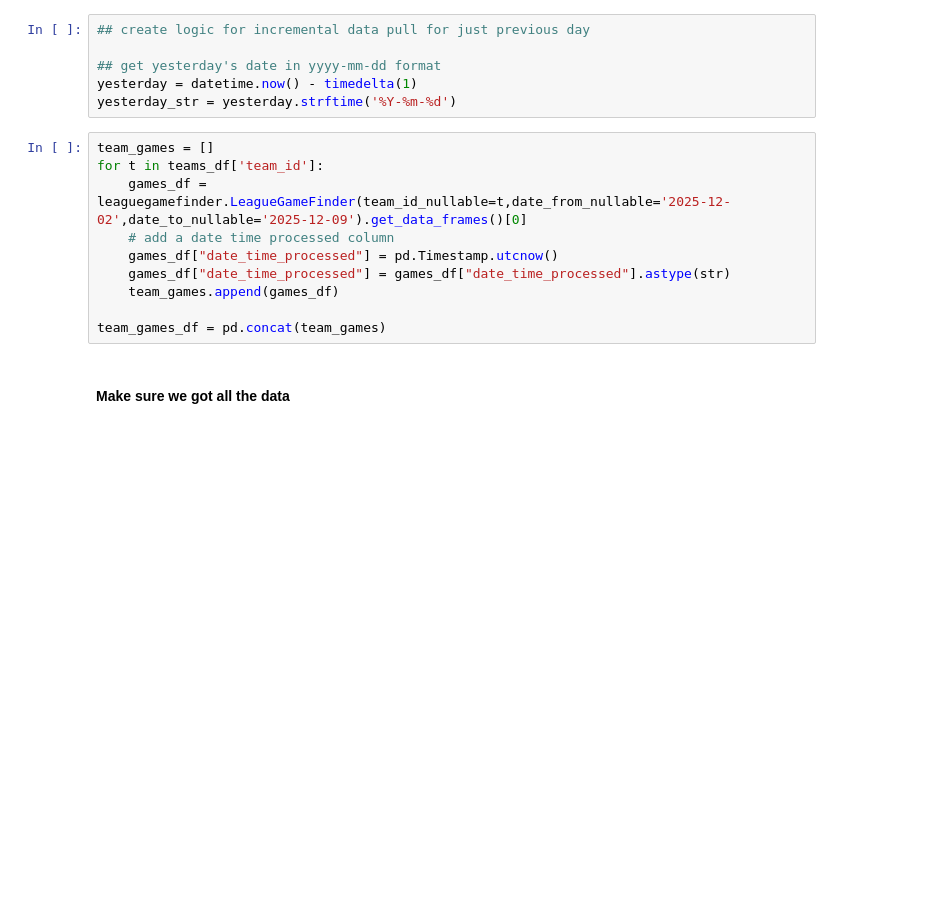
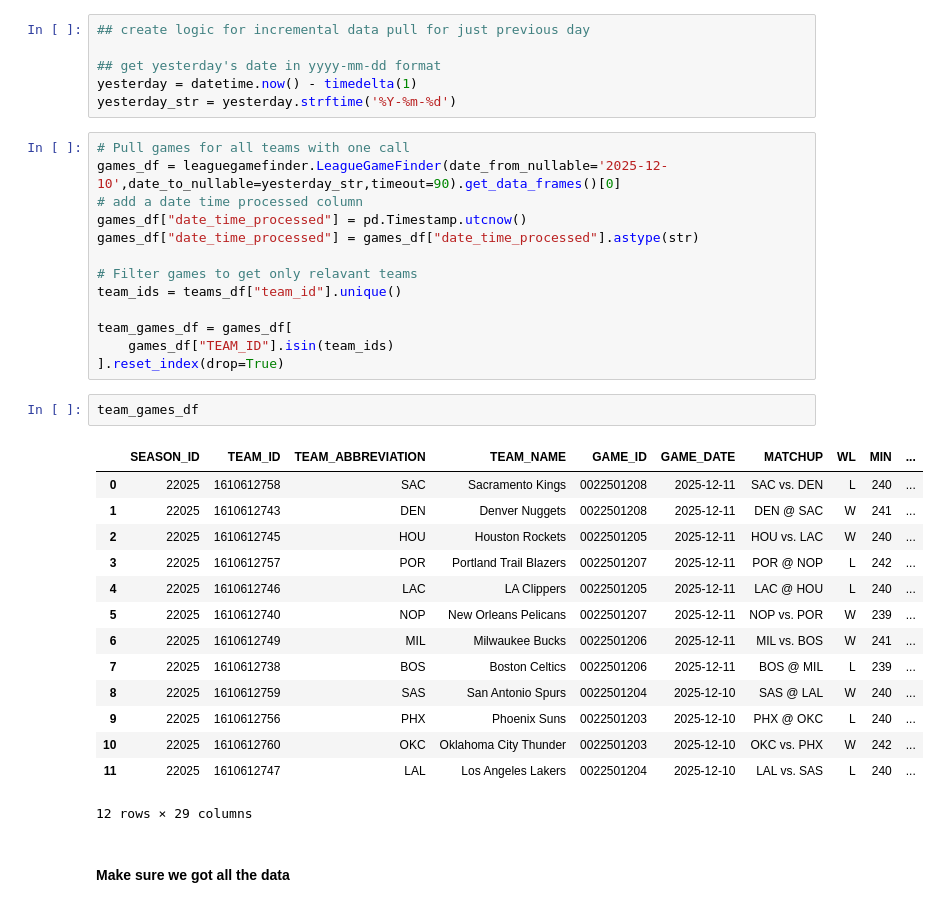
Before and after one commit to zack-sims413/just_vibing, a Jupyter notebook: nba_ball_knower/datasets/nba_api.ipynb, the cells around one changed output. Cells and saved outputs as stored; diff of their text form; blank space fills up the shorter version.

```diff
--- a/nba_ball_knower/datasets/nba_api.ipynb
+++ b/nba_ball_knower/datasets/nba_api.ipynb
@@ -187,15 +187,35 @@ team_id_list = [t for t in teams_df['team_id']]
 yesterday = datetime.now() - timedelta(1)
 yesterday_str = yesterday.strftime('%Y-%m-%d')
 # %%
-team_games = []
-for t in teams_df['team_id']:
-    games_df = leaguegamefinder.LeagueGameFinder(team_id_nullable=t,date_from_nullable='2025-12-02',date_to_nullable='2025-12-09').get_data_frames()[0]
-    # add a date time processed column
-    games_df["date_time_processed"] = pd.Timestamp.utcnow()
-    games_df["date_time_processed"] = games_df["date_time_processed"].astype(str)
-    team_games.append(games_df)
+# Pull games for all teams with one call
+games_df = leaguegamefinder.LeagueGameFinder(date_from_nullable='2025-12-10',date_to_nullable=yesterday_str,timeout=90).get_data_frames()[0]
+# add a date time processed column
+games_df["date_time_processed"] = pd.Timestamp.utcnow()
+games_df["date_time_processed"] = games_df["date_time_processed"].astype(str)
 
-team_games_df = pd.concat(team_games)
+# Filter games to get only relavant teams
+team_ids = teams_df["team_id"].unique()
+
+team_games_df = games_df[
+    games_df["TEAM_ID"].isin(team_ids)
+].reset_index(drop=True)
+# %%
+team_games_df
+# %% [output]
+|  | SEASON_ID | TEAM_ID | TEAM_ABBREVIATION | TEAM_NAME | GAME_ID | GAME_DATE | MATCHUP | WL | MIN | ... |
+| 0 | 22025 | 1610612758 | SAC | Sacramento Kings | 0022501208 | 2025-12-11 | SAC vs. DEN | L | 240 | ... |
+| 1 | 22025 | 1610612743 | DEN | Denver Nuggets | 0022501208 | 2025-12-11 | DEN @ SAC | W | 241 | ... |
+| 2 | 22025 | 1610612745 | HOU | Houston Rockets | 0022501205 | 2025-12-11 | HOU vs. LAC | W | 240 | ... |
+| 3 | 22025 | 1610612757 | POR | Portland Trail Blazers | 0022501207 | 2025-12-11 | POR @ NOP | L | 242 | ... |
+| 4 | 22025 | 1610612746 | LAC | LA Clippers | 0022501205 | 2025-12-11 | LAC @ HOU | L | 240 | ... |
+| 5 | 22025 | 1610612740 | NOP | New Orleans Pelicans | 0022501207 | 2025-12-11 | NOP vs. POR | W | 239 | ... |
+| 6 | 22025 | 1610612749 | MIL | Milwaukee Bucks | 0022501206 | 2025-12-11 | MIL vs. BOS | W | 241 | ... |
+| 7 | 22025 | 1610612738 | BOS | Boston Celtics | 0022501206 | 2025-12-11 | BOS @ MIL | L | 239 | ... |
+| 8 | 22025 | 1610612759 | SAS | San Antonio Spurs | 0022501204 | 2025-12-10 | SAS @ LAL | W | 240 | ... |
+| 9 | 22025 | 1610612756 | PHX | Phoenix Suns | 0022501203 | 2025-12-10 | PHX @ OKC | L | 240 | ... |
+| 10 | 22025 | 1610612760 | OKC | Oklahoma City Thunder | 0022501203 | 2025-12-10 | OKC vs. PHX | W | 242 | ... |
+| 11 | 22025 | 1610612747 | LAL | Los Angeles Lakers | 0022501204 | 2025-12-10 | LAL vs. SAS | L | 240 | ... |
+12 rows × 29 columns
 # %% [markdown]
 #### Make sure we got all the data
 # %%
```
Also changed, not shown: parts of 19 cells of this notebook, 2 other files.
